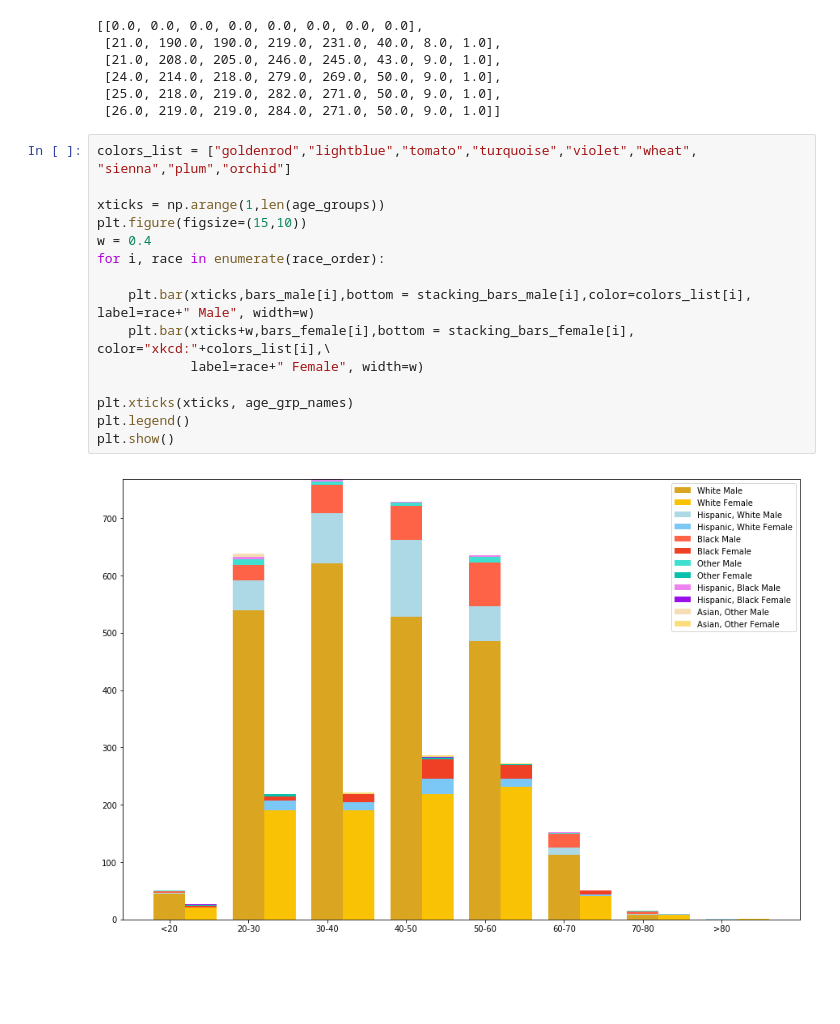
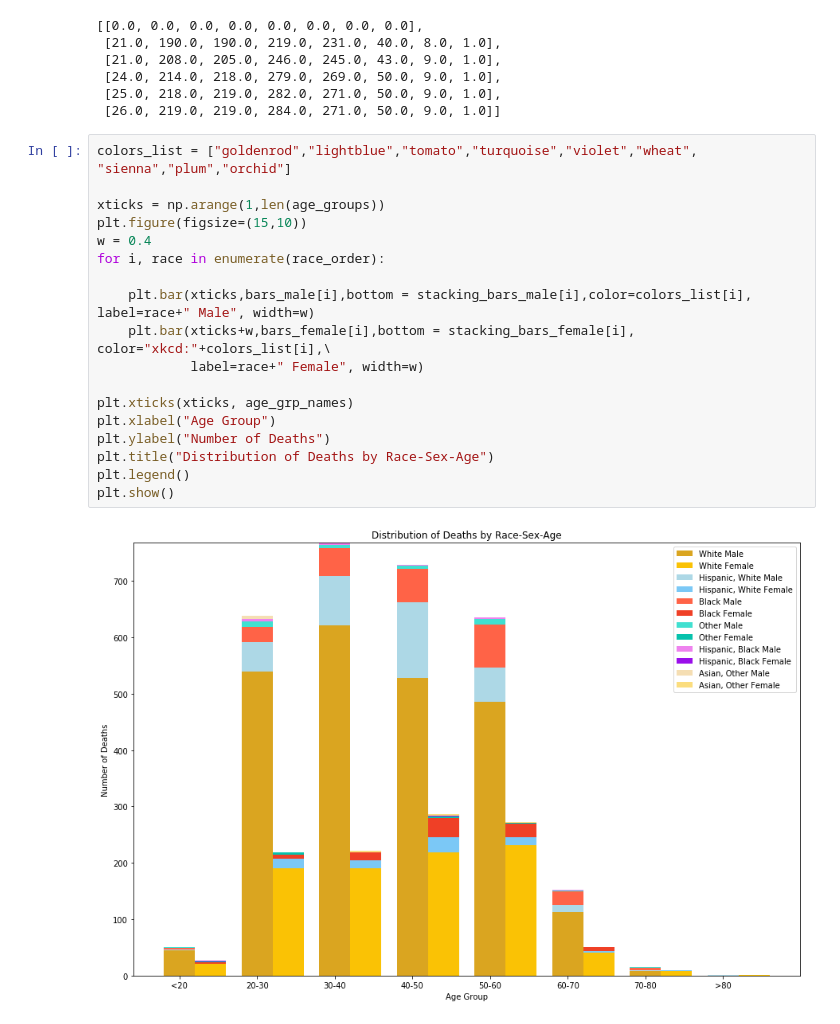
Before and after one commit to yayunl/DataViz-Project1, a Jupyter notebook: sex_age_distribution.ipynb, the cells around one changed output. Cells and saved outputs as stored; diff of their text form; blank space fills up the shorter version.

Commit message:
Adding visualization for Sex-Age-Race

```diff
--- a/sex_age_distribution.ipynb
+++ b/sex_age_distribution.ipynb
@@ -166,17 +166,20 @@ stacking_bars_female
 # %%
 colors_list = ["goldenrod","lightblue","tomato","turquoise","violet","wheat", "sienna","plum","orchid"]
 
 xticks = np.arange(1,len(age_groups))
 plt.figure(figsize=(15,10))
 w = 0.4
 for i, race in enumerate(race_order):
 
     plt.bar(xticks,bars_male[i],bottom = stacking_bars_male[i],color=colors_list[i], label=race+" Male", width=w)
     plt.bar(xticks+w,bars_female[i],bottom = stacking_bars_female[i], color="xkcd:"+colors_list[i],\
             label=race+" Female", width=w)
 
 plt.xticks(xticks, age_grp_names)
+plt.xlabel("Age Group")
+plt.ylabel("Number of Deaths")
+plt.title("Distribution of Deaths by Race-Sex-Age")
 plt.legend()
 plt.show()
 # %% [output]
-[figure, old version]
+[figure, new version]
```
